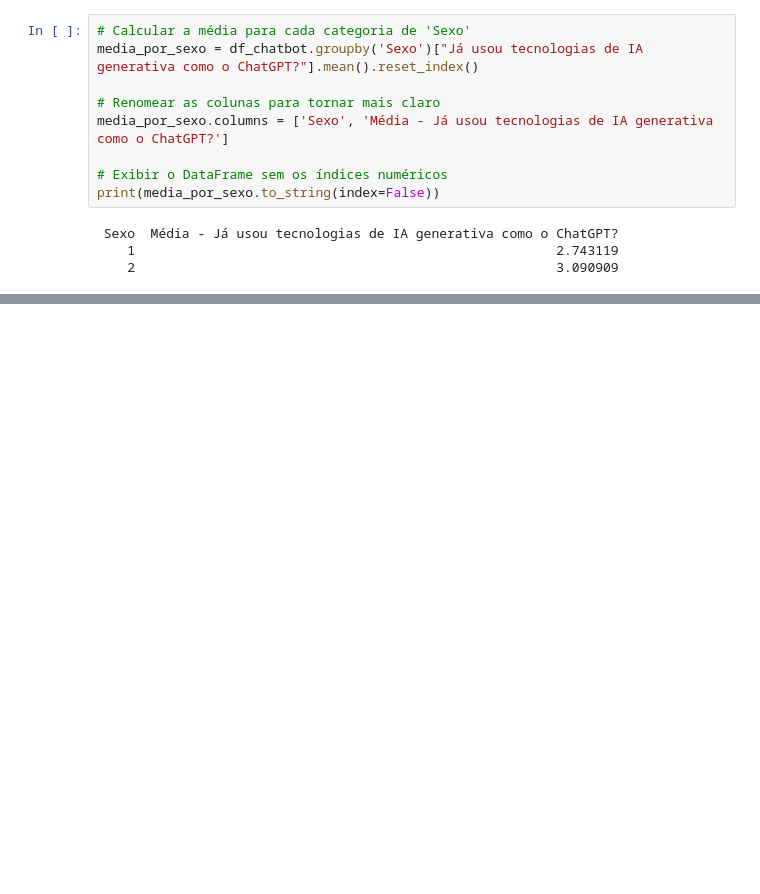
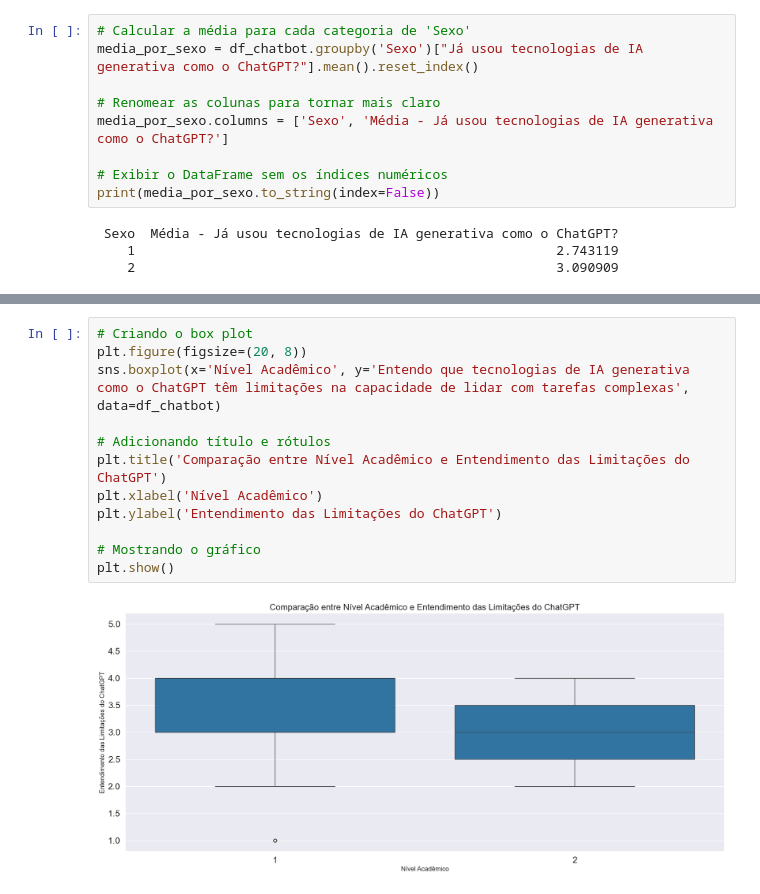
Before and after one commit to enzokozo/xmac02-trab1-dcova, a Jupyter notebook: chatbot.ipynb, the cells around one changed output, grey strips where cells are left out. Cells and saved outputs as stored; diff of their text form; blank space fills up the shorter version.

Commit message:
Adição de algumas gráficos para comparação

```diff
--- a/chatbot.ipynb
+++ b/chatbot.ipynb
@@ -171,0 +172,14 @@ Passing `palette` without assigning `hue` is deprecated and will be removed in v
+# %%
+# Criando o box plot
+plt.figure(figsize=(20, 8))
+sns.boxplot(x='Nível Acadêmico', y='Entendo que tecnologias de IA generativa como o ChatGPT têm limitações na capacidade de lidar com tarefas complexas', data=df_chatbot)
+
+# Adicionando título e rótulos
+plt.title('Comparação entre Nível Acadêmico e Entendimento das Limitações do ChatGPT')
+plt.xlabel('Nível Acadêmico')
+plt.ylabel('Entendimento das Limitações do ChatGPT')
+
+# Mostrando o gráfico
+plt.show()
+# %% [output]
+[figure, added]
```
Also changed, not shown: parts of 5 cells of this notebook.
